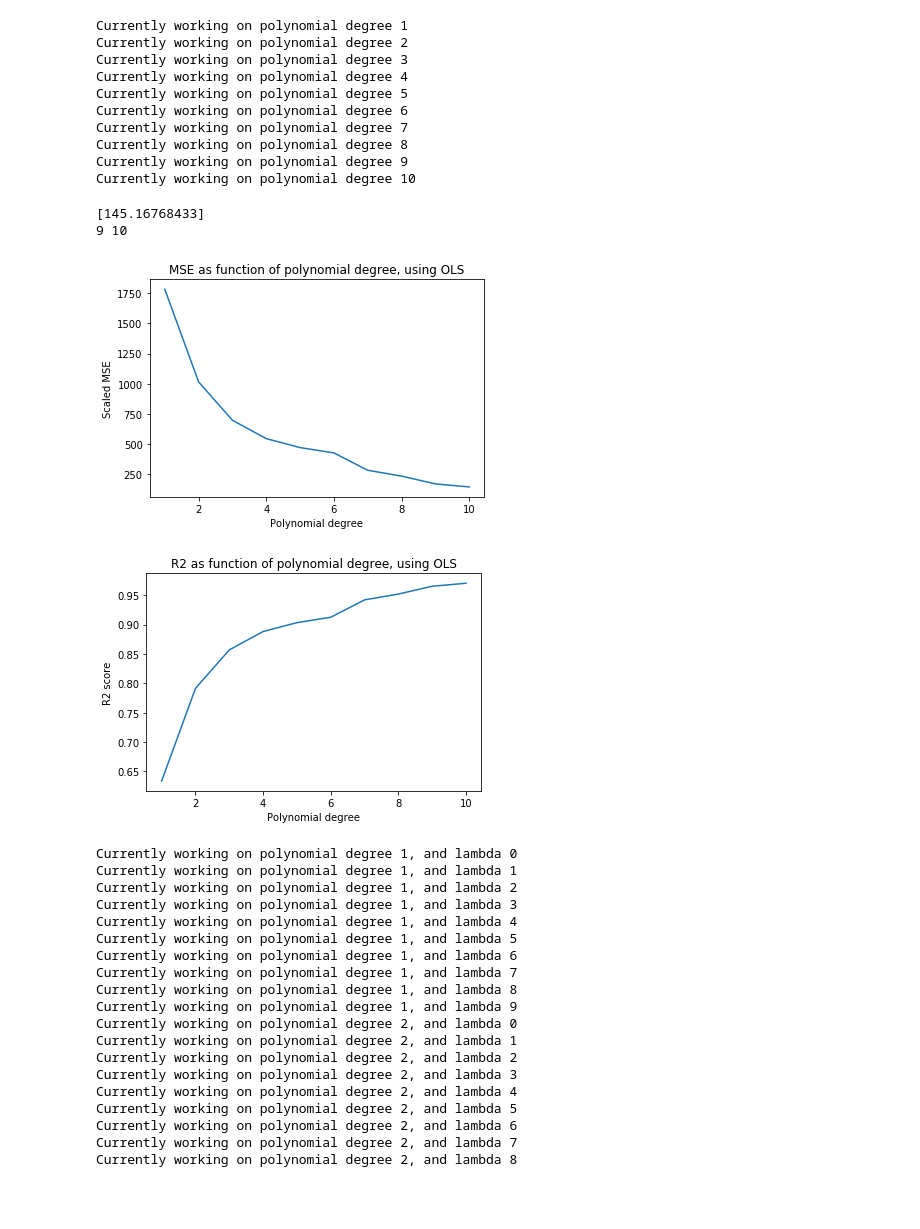
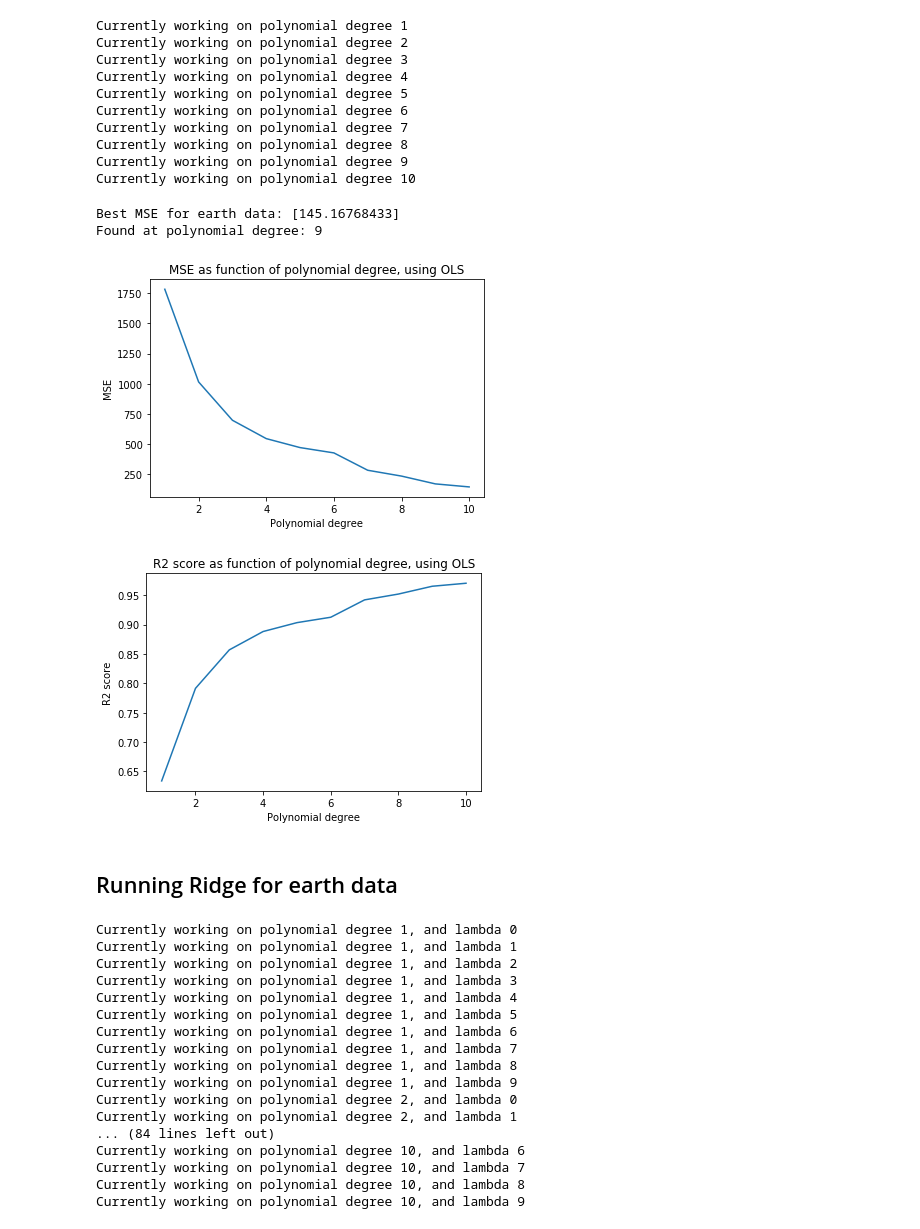
Before and after one commit to jkismul/MachineLearning, a Jupyter notebook: scr/code/project_1.ipynb, the cells around one changed output. Saved outputs shown, nothing was run; the diff lists cells and outputs as text; code cells hidden in the pictures; blank space fills up the shorter version.

```diff
--- a/scr/code/project_1.ipynb
+++ b/scr/code/project_1.ipynb
@@ -117,6 +129,15 @@ def Shuffler(X,z_n):
     X, z_n = combi[:,:n], combi[:,n] #split
     return X, z_n
 # %%
+"""
+Helper function for Kfold cross validation.
+This function performs splitting of the dataset into train and test.
+The inputs are X: model matrix, z: target values, k: number of folds.
+
+The function is called as:
+for X_train,X_test,z_train,z_test in kSplitter(X,z,k):
+    perform per i in k fitting and evaluation of model here.
+"""
 def kSplitter(X,z,k):
     k = int(np.math.ceil((1./k)*len(X)))
     n,m = np.shape(X)
@@ -834,26 +856,30 @@ Currently working on polynomial degree 8
 Currently working on polynomial degree 9
 Currently working on polynomial degree 10
 # %%
-print(mse_min_terra_ols)
-print(_degree_best_terr_ols,mpd[_degree_best_terr_ols])
+print("Best MSE for earth data: {}".format(mse_min_terra_ols))
+print("Found at polynomial degree: {}".format(_degree_best_terr_ols,mpd[_degree_best_terr_ols]))
+
+#uncomment the below for a scaled MSE, if wanted.
 plt.figure()
 plt.plot(mpd,mse_values_terr_test_ols)#/(max(mse_values_terr_test_ols)))
 plt.xlabel('Polynomial degree')
-plt.ylabel('Scaled MSE')
+plt.ylabel('MSE')
 plt.title('MSE as function of polynomial degree, using OLS')
 plt.show()
 
 plt.figure()
 plt.plot(mpd,r2_values_terr_test_ols)
 plt.xlabel('Polynomial degree')
 plt.ylabel('R2 score')
-plt.title('R2 as function of polynomial degree, using OLS')
+plt.title('R2 score as function of polynomial degree, using OLS')
 plt.show()
 # %% [output]
-[145.16768433]
-9 10
+Best MSE for earth data: [145.16768433]
+Found at polynomial degree: 9
-[figure, old version]
+[figure, new version]
-[figure, old version]
+[figure, new version]
+# %% [markdown]
+## Running Ridge for earth data
 # %%
     this line stops you from running this cell
 nlambdas = 10
@@ -898,11 +924,9 @@ Currently working on polynomial degree 1, and lambda 8
 Currently working on polynomial degree 1, and lambda 9
 Currently working on polynomial degree 2, and lambda 0
 Currently working on polynomial degree 2, and lambda 1
-Currently working on polynomial degree 2, and lambda 2
-Currently working on polynomial degree 2, and lambda 3
-Currently working on polynomial degree 2, and lambda 4
-Currently working on polynomial degree 2, and lambda 5
-Currently working on polynomial degree 2, and lambda 6
-Currently working on polynomial degree 2, and lambda 7
-Currently working on polynomial degree 2, and lambda 8
+... (84 lines left out)
+Currently working on polynomial degree 10, and lambda 6
+Currently working on polynomial degree 10, and lambda 7
+Currently working on polynomial degree 10, and lambda 8
+Currently working on polynomial degree 10, and lambda 9
 # %%
```
Also changed, not shown: parts of 32 cells of this notebook.
